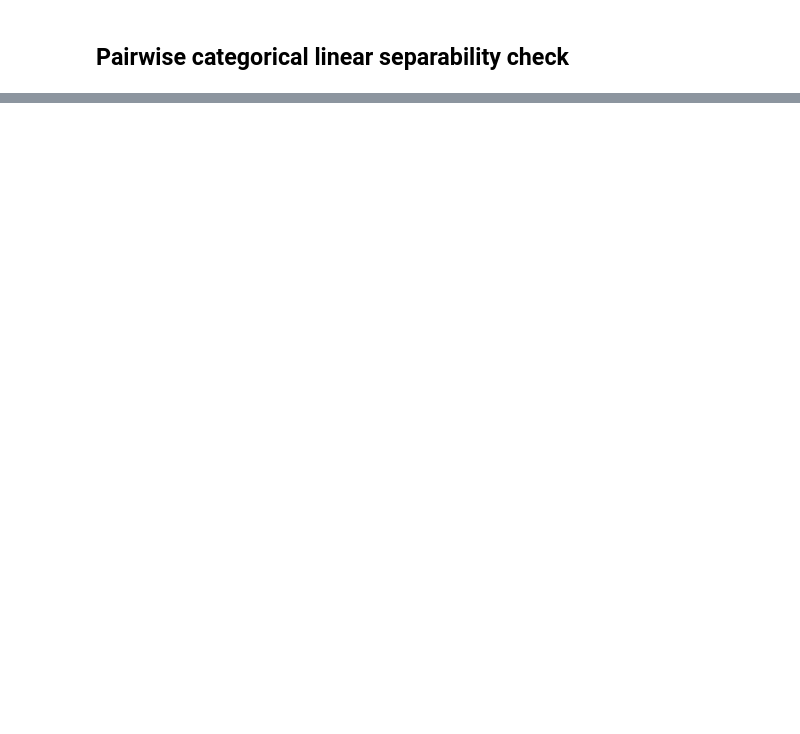
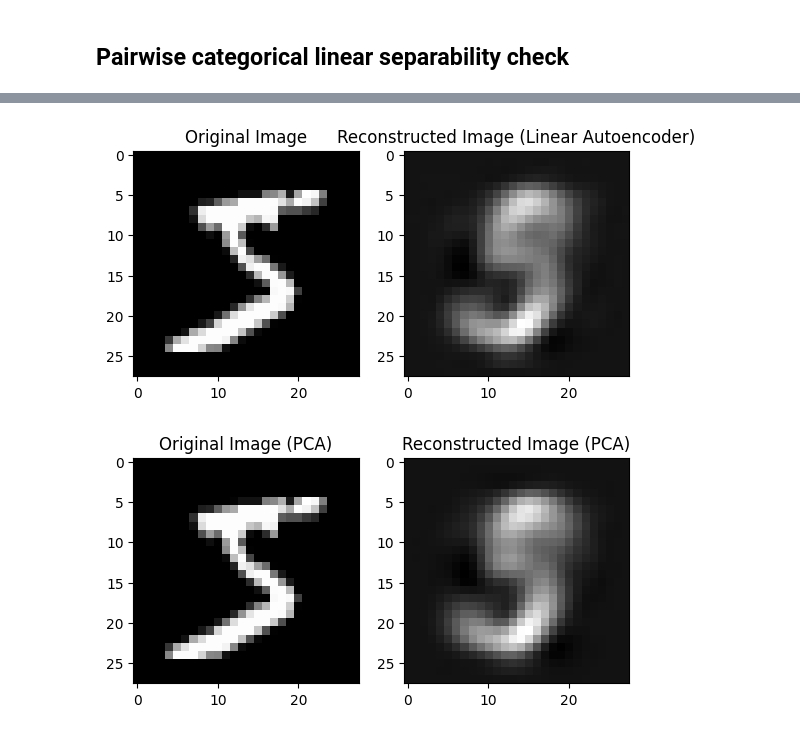
Before and after one commit to ttnhathuy313/pca-autoencoder, a Jupyter notebook: main.ipynb, the cells around one changed output, grey strips where cells are left out. Saved outputs shown, nothing was run; the diff lists cells and outputs as text; code cells hidden in the pictures; blank space fills up the shorter version.

```diff
--- a/main.ipynb
+++ b/main.ipynb
@@ -178,8 +196,8 @@ sampled_images, sampled_labels = next(iter(DataLoader(train_dataset, batch_size=
 sampled_images_flat = sampled_images.view(sampled_images.size(0), -1).numpy()
 
 # Apply PCA to reduce dimensions to 3 for the raw image data
-pca = PCA(n_components=3)
-pca_embeddings = pca.fit_transform(sampled_images_flat)
+pca_distribution = PCA(n_components=3)
+pca_embeddings = pca_distribution.fit_transform(sampled_images_flat)
 
 # Get autoencoder embeddings
 autoencoder_embeddings = model.encoder(sampled_images.view(sampled_images.size(0), -1).to(device)).cpu().detach().numpy()
@@ -476,0 +548,47 @@ See the caveats in the documentation: https://pandas.pydata.org/pandas-docs/stab
+# %%
+# Compare reconstruction error with PCA
+# Get a batch of data
+dataiter = iter(train_loader)
+images, labels = next(dataiter)
+
+# Select an image from the batch
+img = images[0].view(1, -1)
+
+# Get the reconstruction from the linear autoencoder
+reconstructed_img_linear = linear_model(img.to(device)).view(-1, 28, 28)
+
+# Convert the images to numpy arrays for plotting
+img = img.view(28, 28).detach().numpy()
+reconstructed_img_linear = reconstructed_img_linear.cpu().detach().view(28, 28).numpy()
+
+# Plot the original and reconstructed images
+fig, axes = plt.subplots(1, 2)
+axes[0].imshow(img, cmap='gray')
+axes[0].set_title('Original Image')
+axes[1].imshow(reconstructed_img_linear, cmap='gray')
+axes[1].set_title('Reconstructed Image (Linear Autoencoder)')
+plt.show()
+
+
+from sklearn.decomposition import PCA
+
+# Flatten the images for PCA
+images_flat = images.view(images.size(0), -1).numpy()
+
+images_pca = pca.transform(images_flat)
+reconstructed_images_pca = pca.inverse_transform(images_pca)
+
+# Select the first image for comparison
+original_img_pca = images_flat[0].reshape(28, 28)
+reconstructed_img_pca = reconstructed_images_pca[0].reshape(28, 28)
+
+# Plot the original and reconstructed images using PCA
+fig, axes = plt.subplots(1, 2)
+axes[0].imshow(original_img_pca, cmap='gray')
+axes[0].set_title('Original Image (PCA)')
+axes[1].imshow(reconstructed_img_pca, cmap='gray')
+axes[1].set_title('Reconstructed Image (PCA)')
+plt.show()
+# %% [output]
+[figure, added]
+[figure, added]
```
Also changed, not shown: parts of 16 cells of this notebook.
